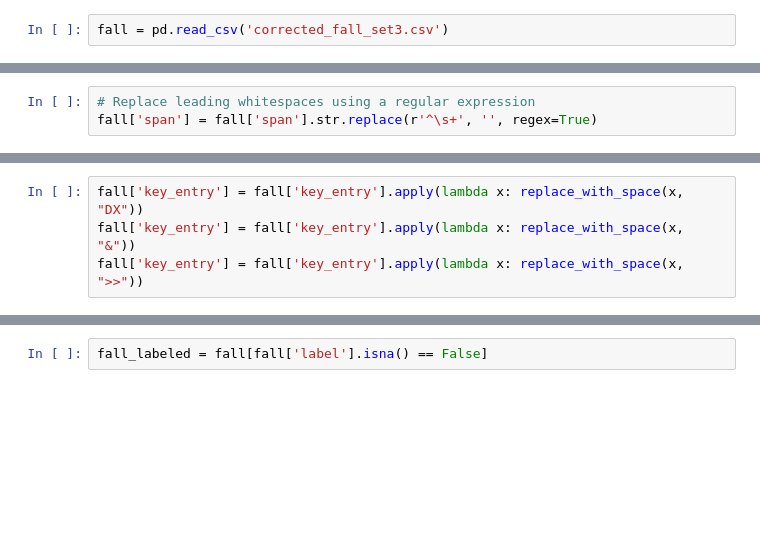
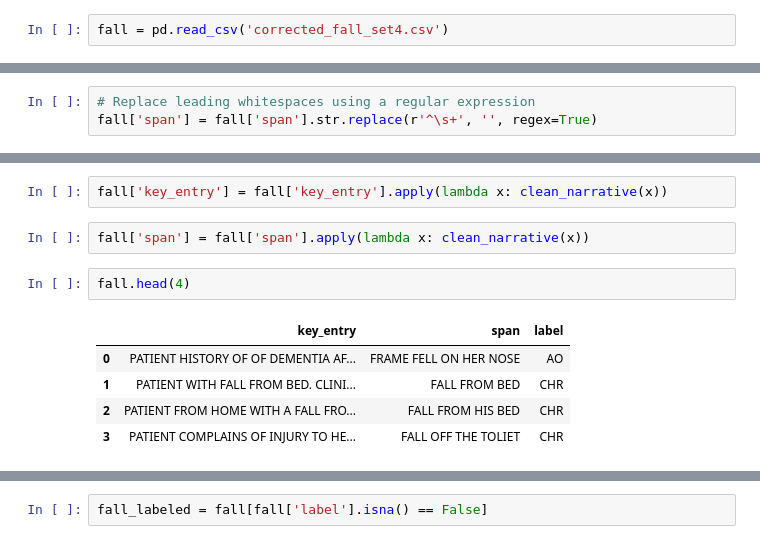
Before and after one commit to wendysphillips/Falling_analysis, a Jupyter notebook: code/fall_model_building_multiple_cats.ipynb, the cells around one changed output, grey strips where cells are left out. Cells and saved outputs as stored; diff of their text form; blank space fills up the shorter version.

```diff
--- a/code/fall_model_building_multiple_cats.ipynb
+++ b/code/fall_model_building_multiple_cats.ipynb
@@ -193,5 +193,5 @@ import spacy
 # %%
-fall = pd.read_csv('corrected_fall_set3.csv')
+fall = pd.read_csv('corrected_fall_set4.csv')
 # %%
 fall.head()
 # %% [output]
@@ -211,4 +206,0 @@ replace_with_space("REACHING FOR A PILLOW&ROLLED OUT OF BED LANDING", "&")
-# %%
-fall['key_entry'] = fall['key_entry'].apply(lambda x: replace_with_space(x, "DX"))
-fall['key_entry'] = fall['key_entry'].apply(lambda x: replace_with_space(x, "&"))
-fall['key_entry'] = fall['key_entry'].apply(lambda x: replace_with_space(x, ">>"))
@@ -215,3 +213,15 @@ fall['key_entry'] = fall['key_entry'].apply(lambda x: replace_with_space(x, ">>"
+# %%
+fall['key_entry'] = fall['key_entry'].apply(lambda x: clean_narrative(x))
+# %%
+fall['span'] = fall['span'].apply(lambda x: clean_narrative(x))
+# %%
+fall.head(4)
+# %% [output]
+|  | key_entry | span | label |
+| 0 | PATIENT HISTORY OF OF DEMENTIA AF... | FRAME FELL ON HER NOSE | AO |
+| 1 | PATIENT WITH FALL FROM BED. CLINI... | FALL FROM BED | CHR |
+| 2 | PATIENT FROM HOME WITH A FALL FRO... | FALL FROM HIS BED | CHR |
+| 3 | PATIENT COMPLAINS OF INJURY TO HE... | FALL OFF THE TOLIET | CHR |
 # %%
 fall_nas = fall[fall['label'].isna()]
 len(fall_nas)
```
Also changed, not shown: parts of 47 cells of this notebook.
